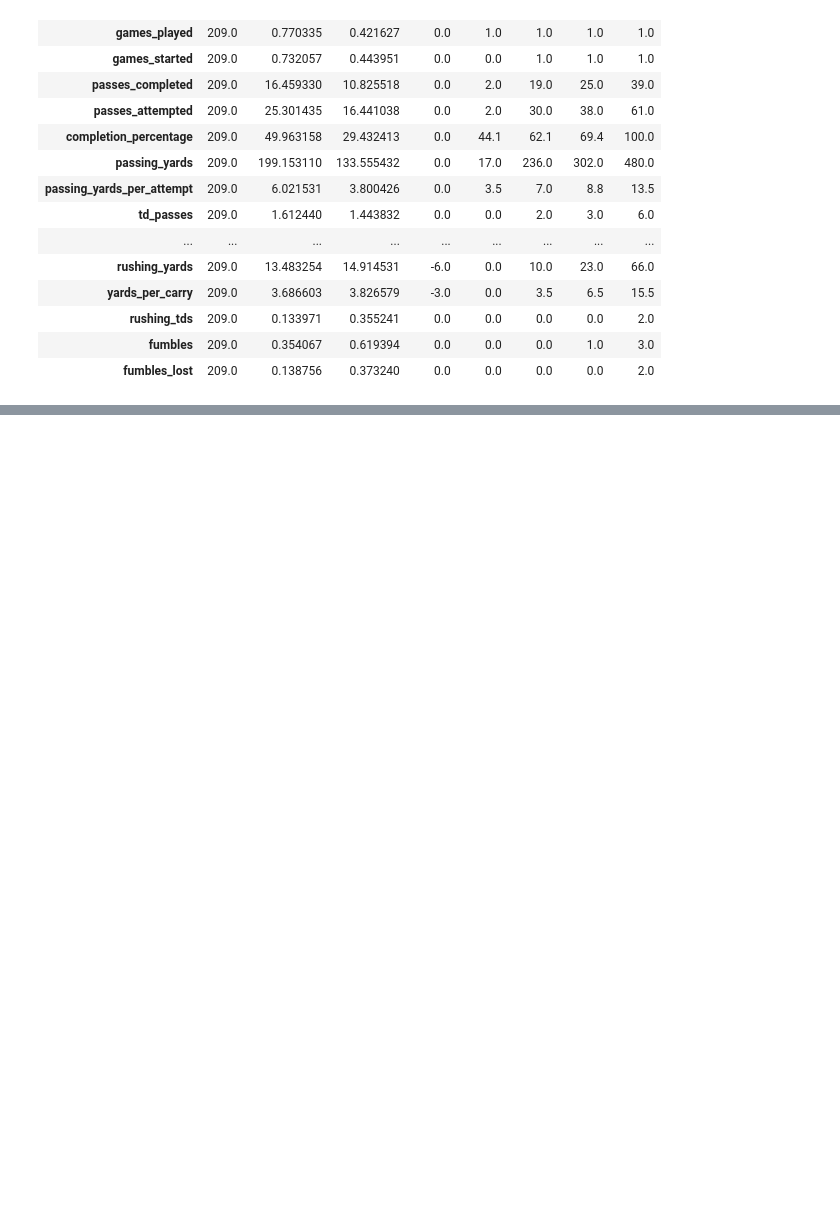
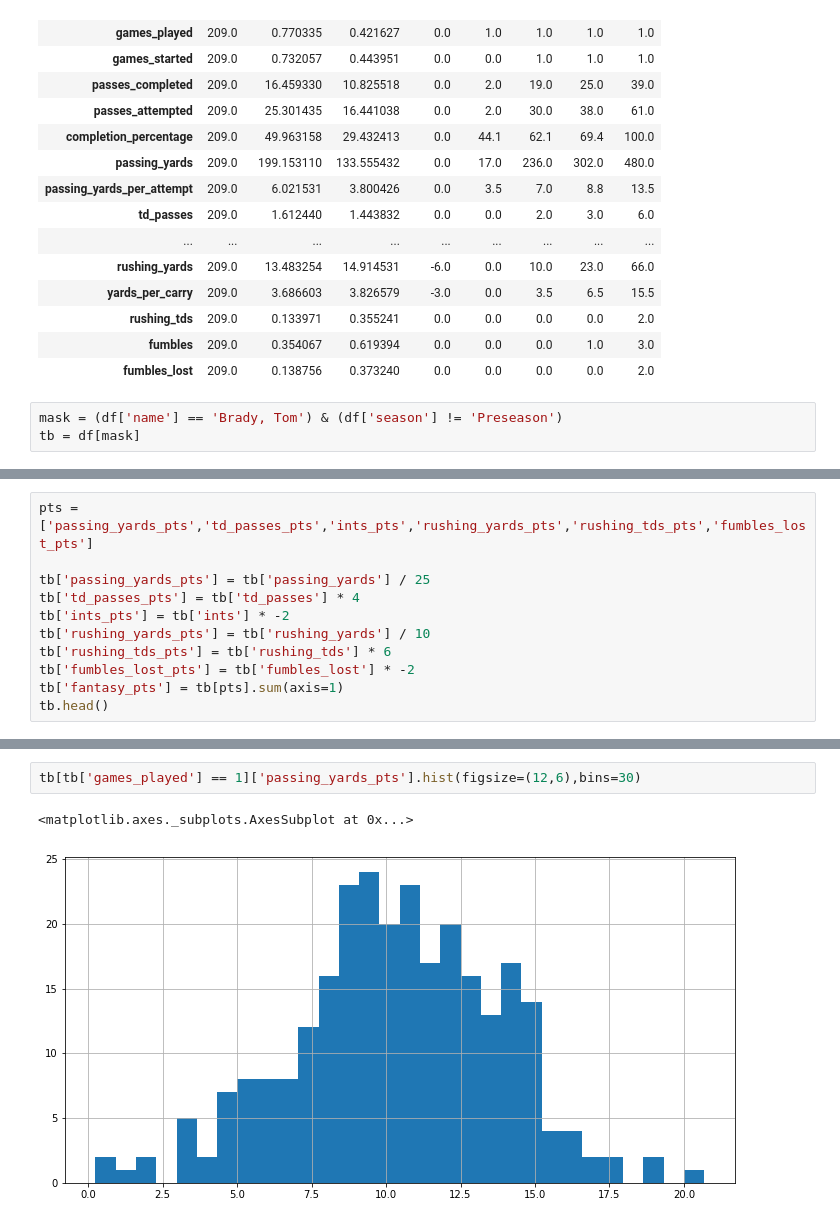
Before and after one commit to ccentola/nfl-eda, a Jupyter notebook: qb_game_logs.ipynb, the cells around one changed output, grey strips where cells are left out. Saved outputs shown, nothing was run; the diff lists cells and outputs as text; blank space fills up the shorter version.

Commit message:
messed around with TB12 fantasy pts

```diff
--- a/qb_game_logs.ipynb
+++ b/qb_game_logs.ipynb
@@ -180,3 +180,6 @@ df[mask].describe().T
 | rushing_tds | 209.0 | 0.133971 | 0.355241 | 0.0 | 0.0 | 0.0 | 0.0 | 2.0 |
 | fumbles | 209.0 | 0.354067 | 0.619394 | 0.0 | 0.0 | 0.0 | 1.0 | 3.0 |
 | fumbles_lost | 209.0 | 0.138756 | 0.373240 | 0.0 | 0.0 | 0.0 | 0.0 | 2.0 |
+# %%
+mask = (df['name'] == 'Brady, Tom') & (df['season'] != 'Preseason')
+tb = df[mask]
@@ -182,0 +218,11 @@ df[mask].describe().T
+# %%
+pts = ['passing_yards_pts','td_passes_pts','ints_pts','rushing_yards_pts','rushing_tds_pts','fumbles_lost_pts']
+
+tb['passing_yards_pts'] = tb['passing_yards'] / 25
+tb['td_passes_pts'] = tb['td_passes'] * 4
+tb['ints_pts'] = tb['ints'] * -2
+tb['rushing_yards_pts'] = tb['rushing_yards'] / 10
+tb['rushing_tds_pts'] = tb['rushing_tds'] * 6
+tb['fumbles_lost_pts'] = tb['fumbles_lost'] * -2
+tb['fantasy_pts'] = tb[pts].sum(axis=1)
+tb.head()
@@ -182,0 +303,5 @@ df[mask].describe().T
+# %%
+tb[tb['games_played'] == 1]['passing_yards_pts'].hist(figsize=(12,6),bins=30)
+# %% [output]
+<matplotlib.axes._subplots.AxesSubplot at 0x...>
+[figure, added]
```
Also changed, not shown: parts of 7 cells of this notebook.
